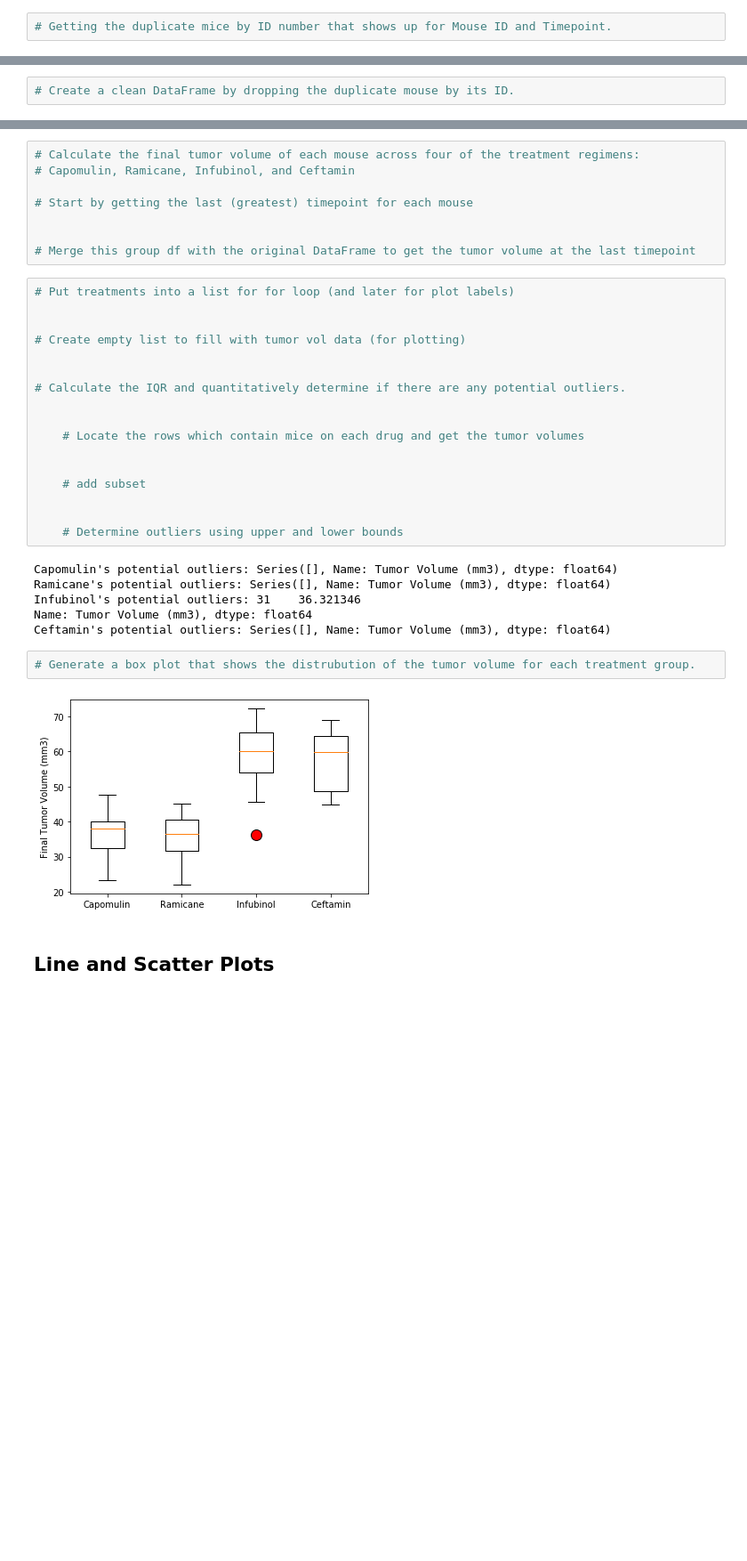
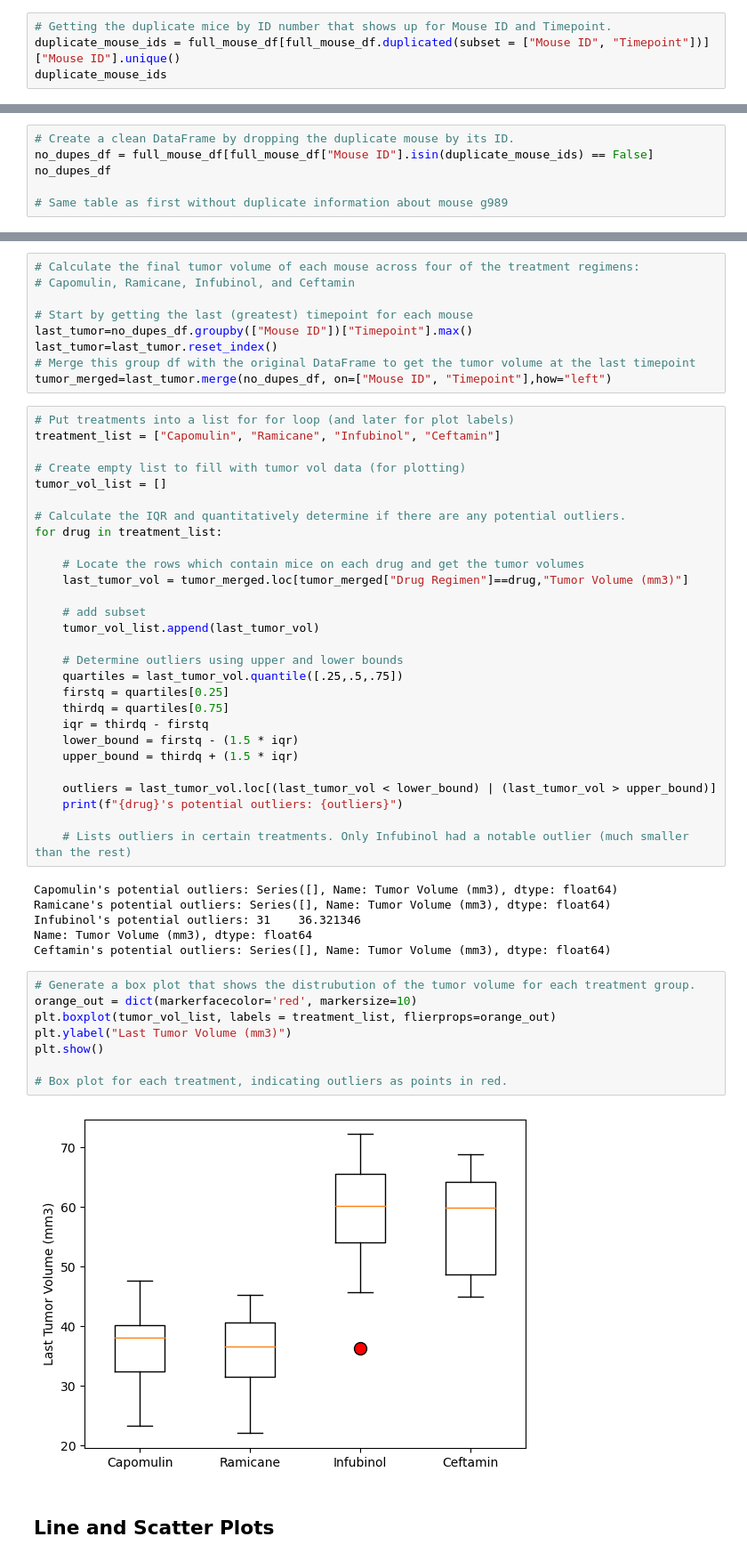
Before and after one commit to Arc5en/Pymaceuticals, a Jupyter notebook: Pymaceuticals/pymaceuticals.ipynb, the cells around one changed output, grey strips where cells are left out. Shown at 89% size. Saved outputs shown, nothing was run; the diff lists cells and outputs as text; blank space fills up the shorter version.

```diff
--- a/Pymaceuticals/pymaceuticals.ipynb
+++ b/Pymaceuticals/pymaceuticals.ipynb
@@ -35,6 +51,8 @@ study_results = pd.read_csv(study_results_path)
 249
 # %%
 # Getting the duplicate mice by ID number that shows up for Mouse ID and Timepoint.
+duplicate_mouse_ids = full_mouse_df[full_mouse_df.duplicated(subset = ["Mouse ID", "Timepoint"])]["Mouse ID"].unique()
+duplicate_mouse_ids
 # %% [output]
 array(['g989'], dtype=object)
 # %%
@@ -56,5 +78,9 @@ array(['g989'], dtype=object)
 | 1592 | g989 | 35 | 62.570880 | 2 | Propriva | Female | 21 | ... |
 # %%
 # Create a clean DataFrame by dropping the duplicate mouse by its ID.
+no_dupes_df = full_mouse_df[full_mouse_df["Mouse ID"].isin(duplicate_mouse_ids) == False]
+no_dupes_df
+
+# Same table as first without duplicate information about mouse g989
 # %% [output]
 |  | Mouse ID | Timepoint | Tumor Volume (mm3) | Metastatic Sites | Drug Regimen | Sex | Age_months | ... |
@@ -132,26 +208,38 @@ array(['g989'], dtype=object)
 # Capomulin, Ramicane, Infubinol, and Ceftamin
 
 # Start by getting the last (greatest) timepoint for each mouse
-
-
+last_tumor=no_dupes_df.groupby(["Mouse ID"])["Timepoint"].max()
+last_tumor=last_tumor.reset_index()
 # Merge this group df with the original DataFrame to get the tumor volume at the last timepoint
+tumor_merged=last_tumor.merge(no_dupes_df, on=["Mouse ID", "Timepoint"],how="left")
 # %%
 # Put treatments into a list for for loop (and later for plot labels)
-
+treatment_list = ["Capomulin", "Ramicane", "Infubinol", "Ceftamin"]
 
 # Create empty list to fill with tumor vol data (for plotting)
-
+tumor_vol_list = []
 
 # Calculate the IQR and quantitatively determine if there are any potential outliers.
-
+for drug in treatment_list:
 
     # Locate the rows which contain mice on each drug and get the tumor volumes
-
+    last_tumor_vol = tumor_merged.loc[tumor_merged["Drug Regimen"]==drug,"Tumor Volume (mm3)"]
 
     # add subset
-
+    tumor_vol_list.append(last_tumor_vol)
 
     # Determine outliers using upper and lower bounds
+    quartiles = last_tumor_vol.quantile([.25,.5,.75])
+    firstq = quartiles[0.25]
+    thirdq = quartiles[0.75]
+    iqr = thirdq - firstq
+    lower_bound = firstq - (1.5 * iqr)
+    upper_bound = thirdq + (1.5 * iqr)
+
+    outliers = last_tumor_vol.loc[(last_tumor_vol < lower_bound) | (last_tumor_vol > upper_bound)]
+    print(f"{drug}'s potential outliers: {outliers}")
+
+    # Lists outliers in certain treatments. Only Infubinol had a notable outlier (much smaller than the rest)
 # %% [output]
 Capomulin's potential outliers: Series([], Name: Tumor Volume (mm3), dtype: float64)
 Ramicane's potential outliers: Series([], Name: Tumor Volume (mm3), dtype: float64)
@@ -160,7 +248,13 @@ Name: Tumor Volume (mm3), dtype: float64
 Ceftamin's potential outliers: Series([], Name: Tumor Volume (mm3), dtype: float64)
 # %%
 # Generate a box plot that shows the distrubution of the tumor volume for each treatment group.
+orange_out = dict(markerfacecolor='red', markersize=10)
+plt.boxplot(tumor_vol_list, labels = treatment_list, flierprops=orange_out)
+plt.ylabel("Last Tumor Volume (mm3)")
+plt.show()
+
+# Box plot for each treatment, indicating outliers as points in red.
 # %% [output]
-[figure, old version]
+[figure, new version]
 # %% [markdown]
 ## Line and Scatter Plots
```
Also changed, not shown: parts of 20 cells of this notebook, 1 other file.
